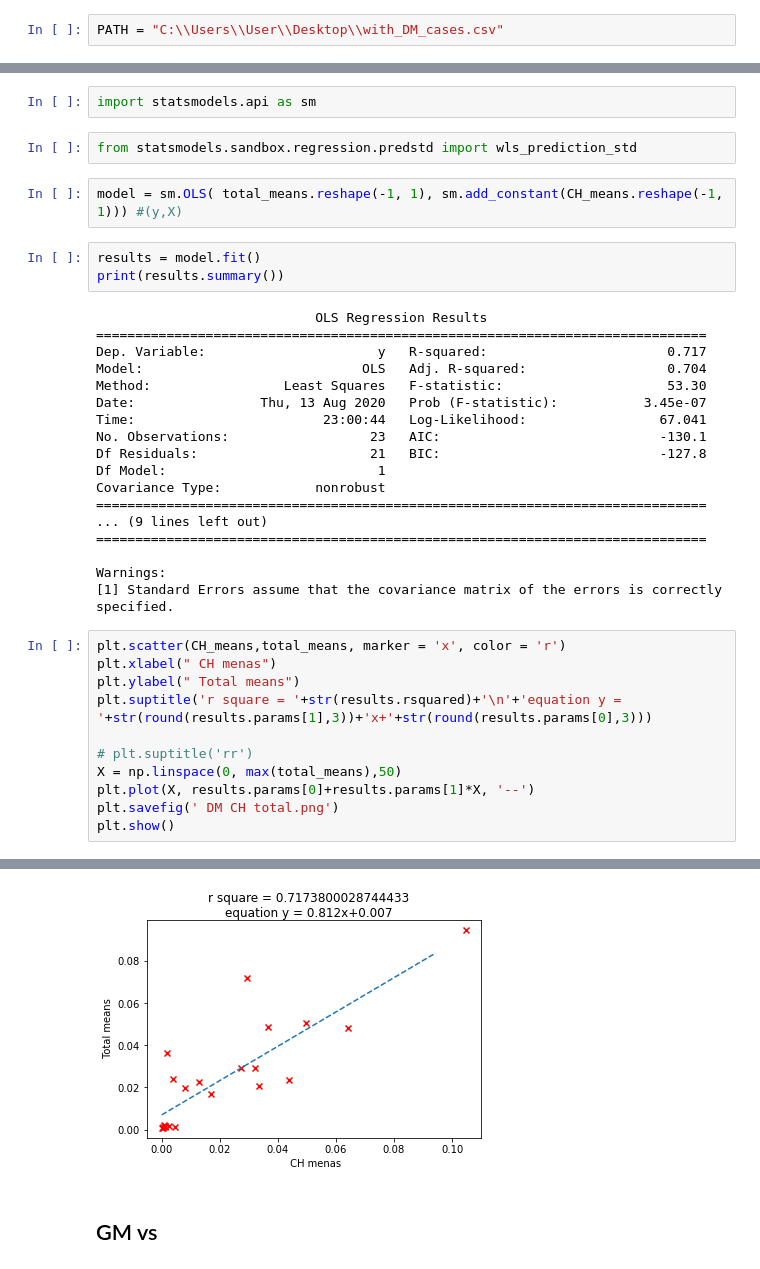
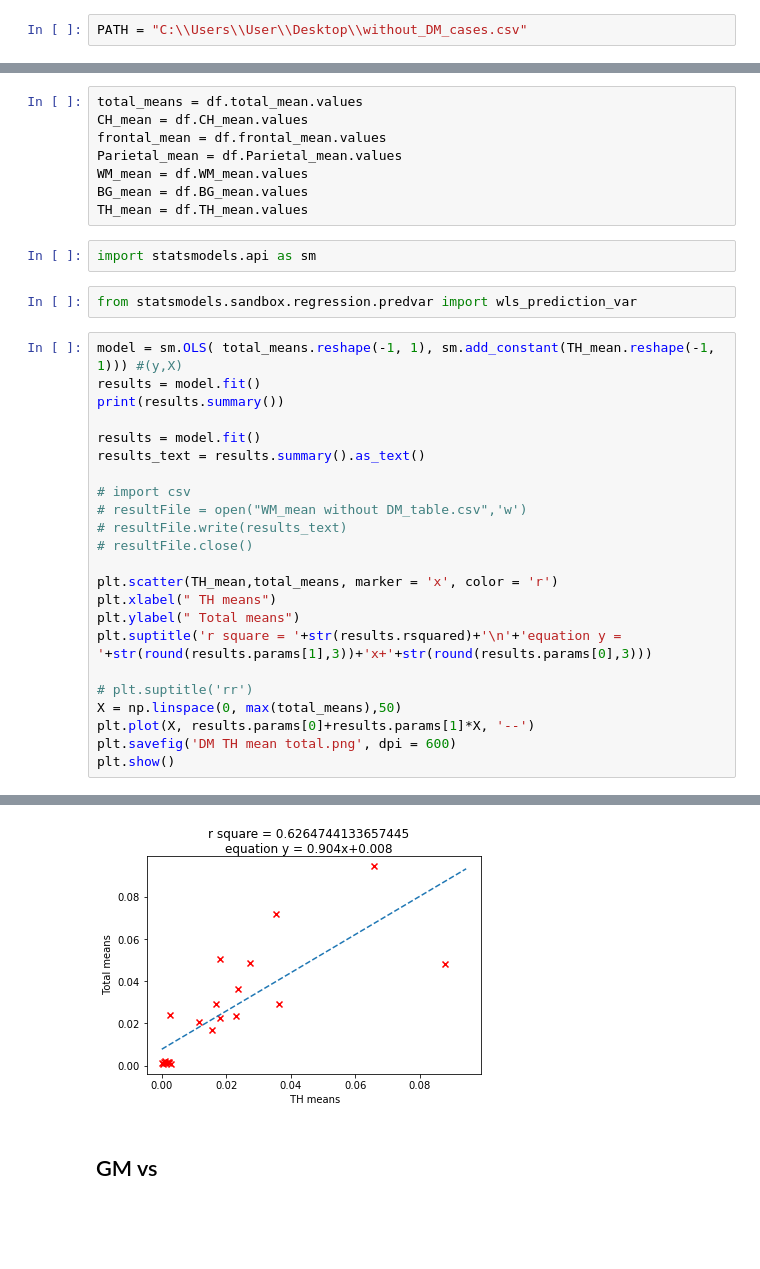
Before and after one commit to putintostyle/brain-permeability, a Jupyter notebook: with DM find criteria.ipynb, the cells around one changed output, grey strips where cells are left out. Saved outputs shown, nothing was run; the diff lists cells and outputs as text; blank space fills up the shorter version.

```diff
--- a/with DM find criteria.ipynb
+++ b/with DM find criteria.ipynb
@@ -5,5 +7,5 @@ import matplotlib.pyplot as plt
 # %%
-PATH = "C:\\Users\\User\\Desktop\\with_DM_cases.csv"
+PATH = "C:\\Users\\User\\Desktop\\without_DM_cases.csv"
 # %%
 df = pd.read_csv(PATH, encoding = 'big5')
 # %%
@@ -146,39 +240,36 @@ CH_means = df.CH_mean.values
+# %%
+total_means = df.total_mean.values
+CH_mean = df.CH_mean.values
+frontal_mean = df.frontal_mean.values
+Parietal_mean = df.Parietal_mean.values
+WM_mean = df.WM_mean.values
+BG_mean = df.BG_mean.values
+TH_mean = df.TH_mean.values
 # %%
 import statsmodels.api as sm
 # %%
-from statsmodels.sandbox.regression.predstd import wls_prediction_std
+from statsmodels.sandbox.regression.predvar import wls_prediction_var
-# %%
-model = sm.OLS( total_means.reshape(-1, 1), sm.add_constant(CH_means.reshape(-1, 1))) #(y,X)
-# %%
-results = model.fit()
-print(results.summary())
-# %% [output]
-                            OLS Regression Results
-==============================================================================
-Dep. Variable:                      y   R-squared:                       0.717
-Model:                            OLS   Adj. R-squared:                  0.704
-Method:                 Least Squares   F-statistic:                     53.30
-Date:                Thu, 13 Aug 2020   Prob (F-statistic):           3.45e-07
-Time:                        23:00:44   Log-Likelihood:                 67.041
-No. Observations:                  23   AIC:                            -130.1
-Df Residuals:                      21   BIC:                            -127.8
-Df Model:                           1
-Covariance Type:            nonrobust
-==============================================================================
-... (9 lines left out)
-==============================================================================
-
-Warnings:
-[1] Standard Errors assume that the covariance matrix of the errors is correctly specified.
 # %%
-plt.scatter(CH_means,total_means, marker = 'x', color = 'r')
-plt.xlabel(" CH menas")
+model = sm.OLS( total_means.reshape(-1, 1), sm.add_constant(TH_mean.reshape(-1, 1))) #(y,X)
+results = model.fit()
+print(results.summary())
+
+results = model.fit()
+results_text = results.summary().as_text()
+
+# import csv
+# resultFile = open("WM_mean without DM_table.csv",'w')
+# resultFile.write(results_text)
+# resultFile.close()
+
+plt.scatter(TH_mean,total_means, marker = 'x', color = 'r')
+plt.xlabel(" TH means")
 plt.ylabel(" Total means")
 plt.suptitle('r square = '+str(results.rsquared)+'\n'+'equation y = '+str(round(results.params[1],3))+'x+'+str(round(results.params[0],3)))
 
 # plt.suptitle('rr')
 X = np.linspace(0, max(total_means),50)
 plt.plot(X, results.params[0]+results.params[1]*X, '--')
-plt.savefig(' DM CH total.png')
+plt.savefig('DM TH mean total.png', dpi = 600)
 plt.show()
 # %% [output]
@@ -185,4 +293,4 @@ plt.show()
-[figure, old version]
+[figure, new version]
 # %% [markdown]
 ## GM vs
 # %%
```
Also changed, not shown: parts of 32 cells of this notebook, 8 other files.
